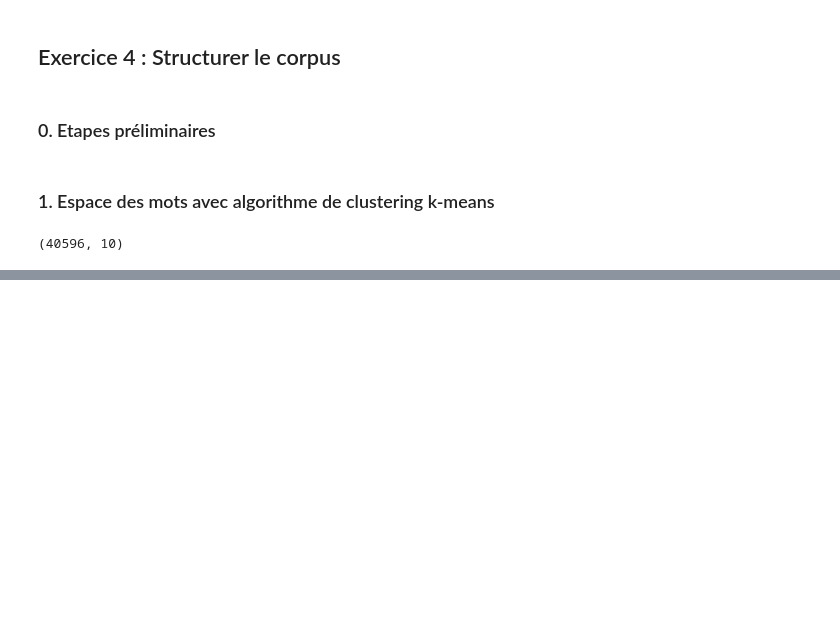
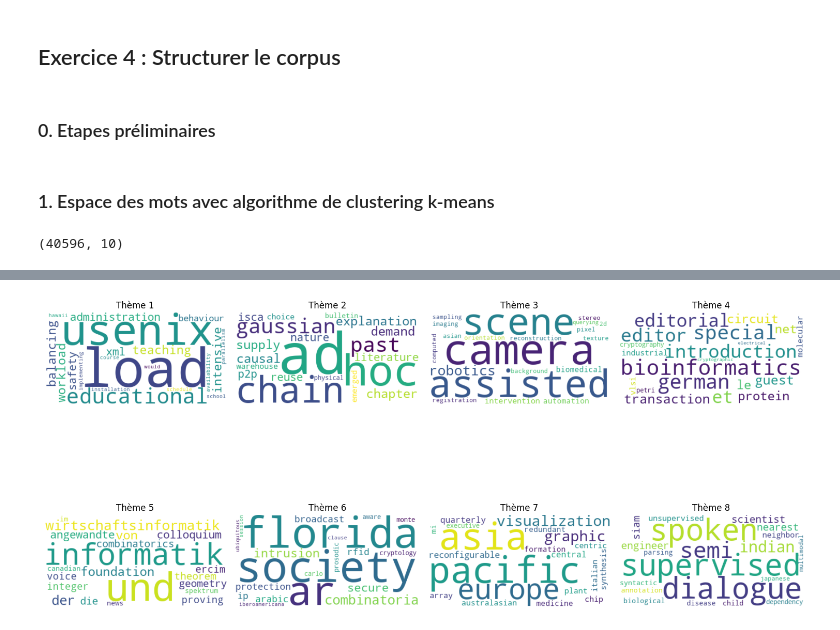
Before and after one commit to Bees11111/NetworkAnalysis_SearchEngine, a Jupyter notebook: partie2.ipynb, the cells around one changed output, grey strips where cells are left out. Saved outputs shown, nothing was run; the diff lists cells and outputs as text; code cells hidden in the pictures; blank space fills up the shorter version.

```diff
--- a/partie2.ipynb
+++ b/partie2.ipynb
@@ -194 +201,28 @@ plt.show()
+# %%
+# --- Word Clouds for Each Topic ---
+fig, axes = plt.subplots(2, 4, figsize=(15, 10))
+axes = axes.flatten()
+
+for topic_idx, topic in enumerate(lda_model.components_):
+    # Get word frequencies for this topic
+    top_words_idx = topic.argsort()[-top_n_words:]  # Top word indices
+    top_words = [feature_names[i] for i in top_words_idx]  # Convert to actual words
+    top_values = topic[top_words_idx]  # Weights
+
+    # Create a dictionary of word frequencies
+    word_freq = {word: value for word, value in zip(top_words, top_values)}
+
+    # Generate word cloud
+    wordcloud = WordCloud(width=400, height=200, background_color="white").generate_from_frequencies(word_freq)
+
+    # Display word cloud
+    ax = axes[topic_idx]
+    ax.imshow(wordcloud, interpolation="bilinear")
+    ax.axis("off")
+    ax.set_title(f"Thème {topic_idx+1}")
+
+plt.tight_layout()
+plt.show()
+# %% [output]
+[figure, added]
 # %%
```
Also changed, not shown: parts of 16 cells of this notebook, 4 other files.
